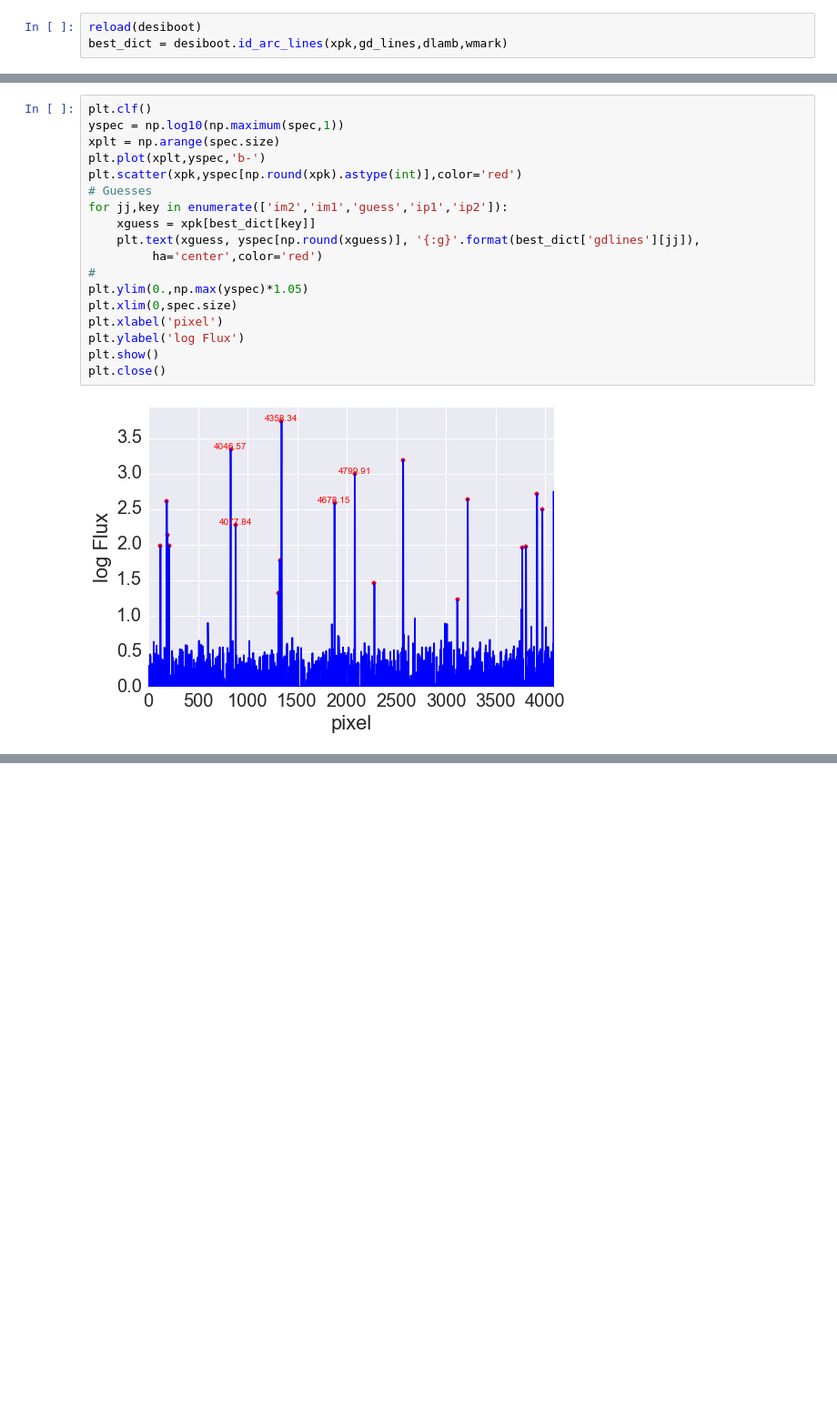
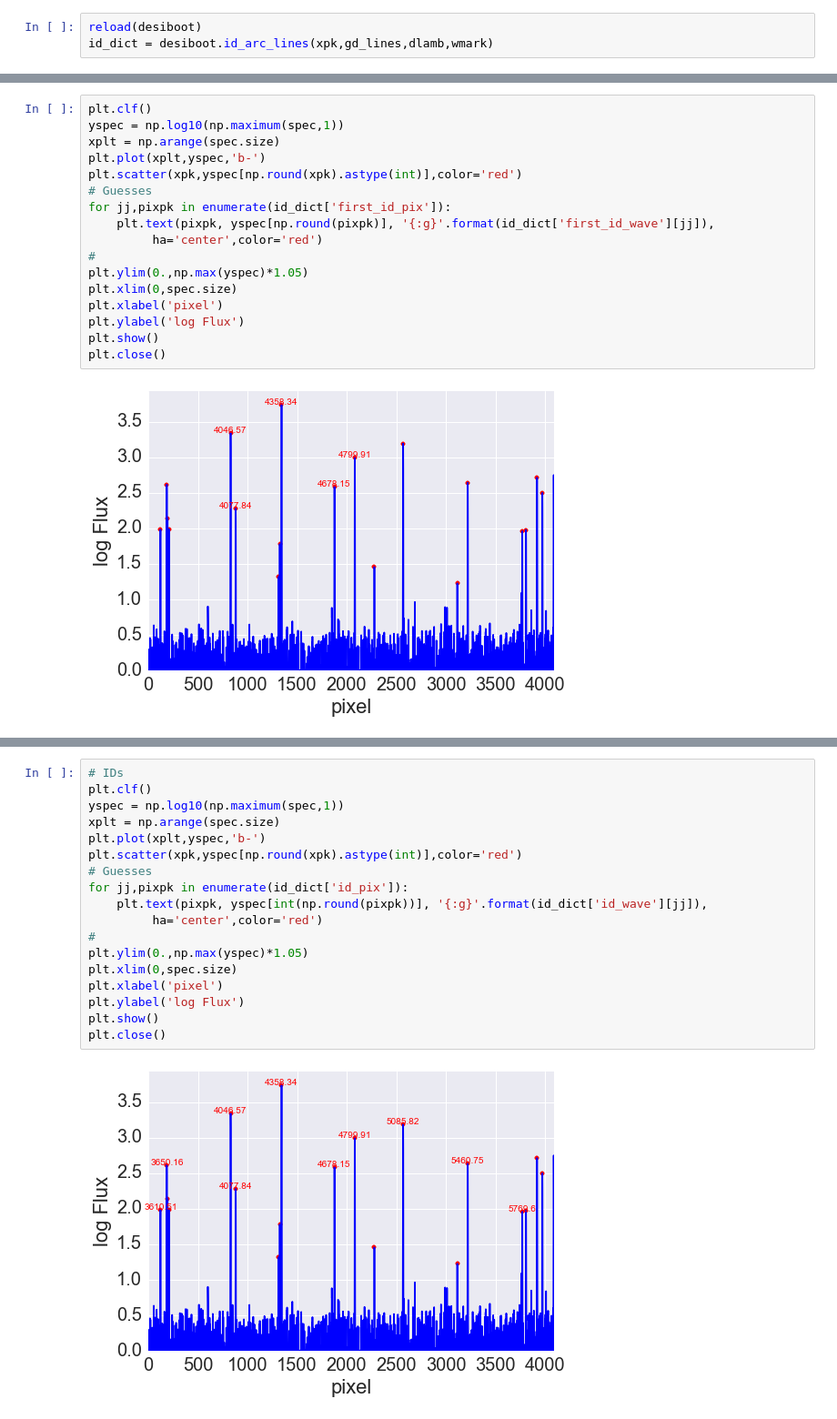
Before and after one commit to desihub/desispec, a Jupyter notebook: doc/nb/Boot_Calibs.ipynb, the cells around one changed output, grey strips where cells are left out. Shown: that part at 91% size. Saved outputs shown, nothing was run; the diff lists cells and outputs as text; blank space fills up the shorter version.

```diff
--- a/doc/nb/Boot_Calibs.ipynb
+++ b/doc/nb/Boot_Calibs.ipynb
@@ -615,4 +615,4 @@ dlamb, wmark, gd_lines
 ### Match a set of 5 gd_lines to detected lines
 # %%
 reload(desiboot)
-best_dict = desiboot.id_arc_lines(xpk,gd_lines,dlamb,wmark)
+id_dict = desiboot.id_arc_lines(xpk,gd_lines,dlamb,wmark)
@@ -656,9 +643,8 @@ xplt = np.arange(spec.size)
 plt.plot(xplt,yspec,'b-')
 plt.scatter(xpk,yspec[np.round(xpk).astype(int)],color='red')
 # Guesses
-for jj,key in enumerate(['im2','im1','guess','ip1','ip2']):
-    xguess = xpk[best_dict[key]]
-    plt.text(xguess, yspec[np.round(xguess)], '{:g}'.format(best_dict['gdlines'][jj]),
+for jj,pixpk in enumerate(id_dict['first_id_pix']):
+    plt.text(pixpk, yspec[np.round(pixpk)], '{:g}'.format(id_dict['first_id_wave'][jj]),
          ha='center',color='red')
 #
 plt.ylim(0.,np.max(yspec)*1.05)
@@ -734,0 +685,20 @@ xdb.xplot(arc_spec)
+# %%
+# IDs
+plt.clf()
+yspec = np.log10(np.maximum(spec,1))
+xplt = np.arange(spec.size)
+plt.plot(xplt,yspec,'b-')
+plt.scatter(xpk,yspec[np.round(xpk).astype(int)],color='red')
+# Guesses
+for jj,pixpk in enumerate(id_dict['id_pix']):
+    plt.text(pixpk, yspec[int(np.round(pixpk))], '{:g}'.format(id_dict['id_wave'][jj]),
+         ha='center',color='red')
+#
+plt.ylim(0.,np.max(yspec)*1.05)
+plt.xlim(0,spec.size)
+plt.xlabel('pixel')
+plt.ylabel('log Flux')
+plt.show()
+plt.close()
+# %% [output]
+[figure, added]
```
Also changed, not shown: parts of 19 cells of this notebook, 1 other file.
